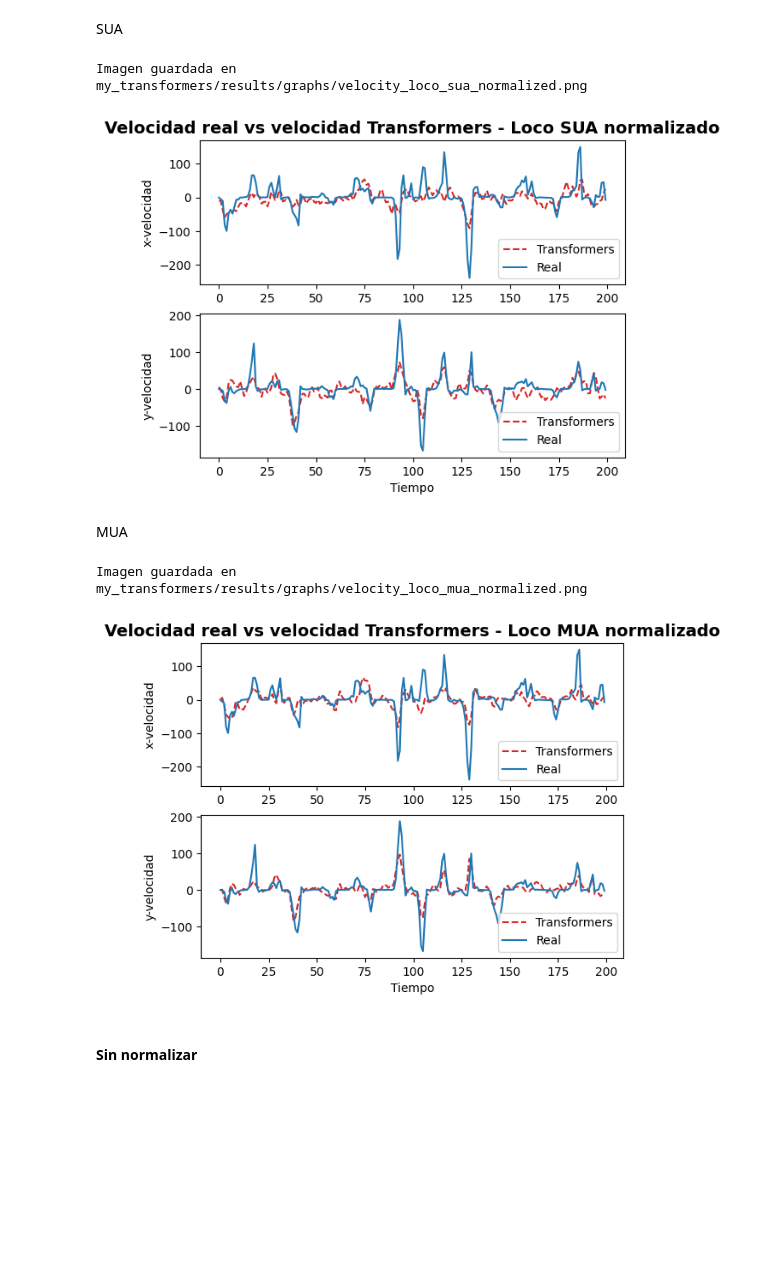
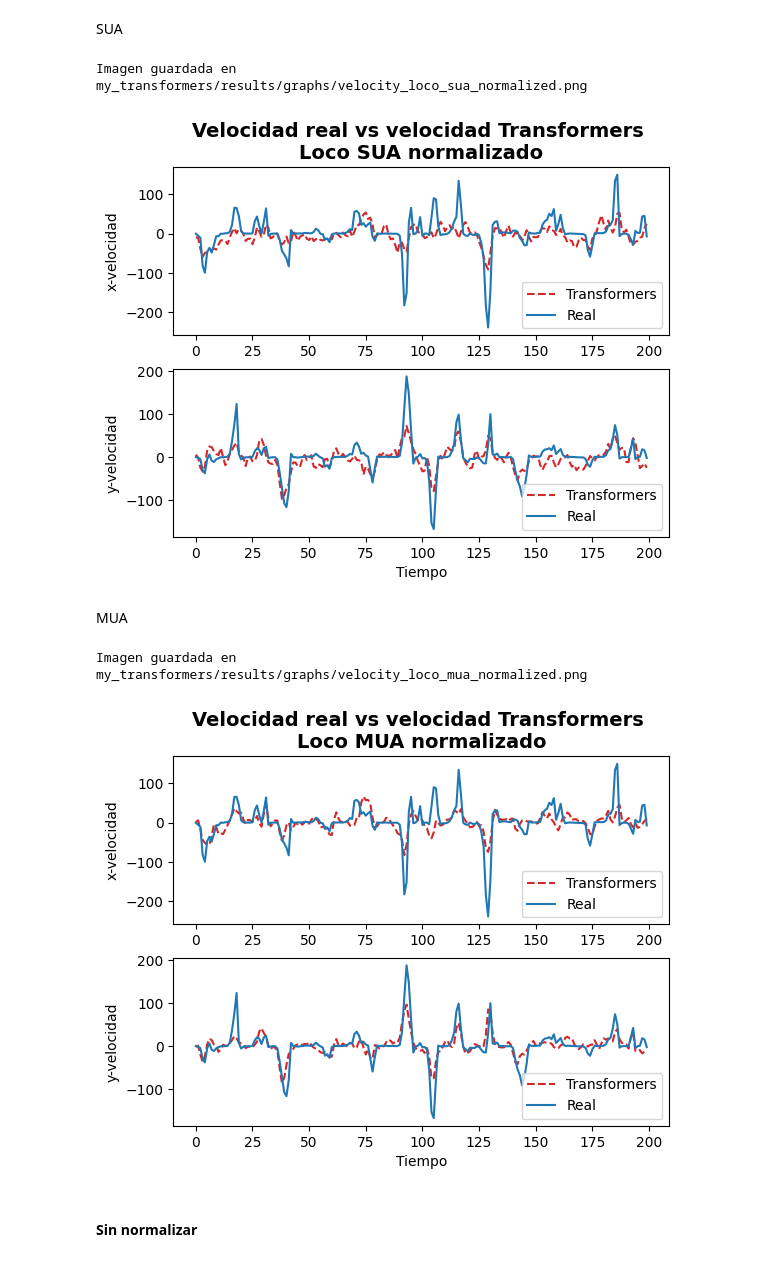
Before and after one commit to pmelof/tesis_transformers, a Jupyter notebook: order copy.ipynb, the cells around one changed output. Cells and saved outputs as stored; diff of their text form; code cells hidden in the pictures; blank space fills up the shorter version.

```diff
--- a/order copy.ipynb
+++ b/order copy.ipynb
@@ -1244,9 +1244,11 @@ def getVelocities(dir_results:str, file_results:str, method:str):
 # %%
 # Graficando resultado velocidades x e y, real vs predicción
 def graphVelocities(y_test, y_test_pred, title:str, x_label_1:str, y_label_1:str, x_label_2:str, y_label_2:str, method:str, output_filepath:str, init:int = 0, end:int = 200):
+    x = range(init, end)
+
     plt.subplot(2, 1, 1)
-    plt.plot(np.transpose(y_test_pred)[0][init:end], '--', color = 'tab:red', label = method)
-    plt.plot(np.transpose(y_test)[0][init:end], color = 'tab:blue', label = 'Real')
+    plt.plot(x, np.transpose(y_test_pred)[0][init:end], '--', color = 'tab:red', label = method)
+    plt.plot(x, np.transpose(y_test)[0][init:end], color = 'tab:blue', label = 'Real')
     plt.ylabel(y_label_1)
     plt.xlabel(x_label_1)
     plt.title(title, fontdict = {'fontsize':14, 'fontweight':'bold'})
@@ -1254,8 +1256,8 @@ def graphVelocities(y_test, y_test_pred, title:str, x_label_1:str, y_label_1:str
     plt.legend(loc = 'lower right')
 
     plt.subplot(2, 1, 2)
-    plt.plot(np.transpose(y_test_pred)[1][init:end], '--', color = 'tab:red', label = method)
-    plt.plot(np.transpose(y_test)[1][init:end], color = 'tab:blue', label = 'Real')
+    plt.plot(x, np.transpose(y_test_pred)[1][init:end], '--', color = 'tab:red', label = method)
+    plt.plot(x, np.transpose(y_test)[1][init:end], color = 'tab:blue', label = 'Real')
     plt.ylabel(y_label_2)
     plt.xlabel(x_label_2)
     # plt.legend(bbox_to_anchor=(1.22, -0.01), loc = 'lower right')
@@ -1614,19 +1616,19 @@ y_test, y_test_pred = getVelocities(dir_results=dir_results, file_results=file_r
 # %%
 # Grafico velocidades
 graphVelocities(y_test=y_test,
                 y_test_pred=y_test_pred,
-                title="Velocidad real vs velocidad Transformers - Loco SUA normalizado",
+                title="Velocidad real vs velocidad Transformers \nLoco SUA normalizado",
                 x_label_1="",
                 y_label_1="x-velocidad",
                 x_label_2="Tiempo",
                 y_label_2="y-velocidad",
                 method="Transformers",
                 output_filepath= "my_transformers/results/graphs/velocity_loco_sua_normalized.png",
                 init=0,
                 end=200)
 # %% [output]
 Imagen guardada en my_transformers/results/graphs/velocity_loco_sua_normalized.png
-[figure, old version]
+[figure, new version]
 # %% [markdown]
 MUA
 # %%
@@ -1639,7 +1641,7 @@ y_test, y_test_pred = getVelocities(dir_results=dir_results, file_results=file_r
 # Grafico velocidades
 graphVelocities(y_test=y_test,
                 y_test_pred=y_test_pred,
-                title="Velocidad real vs velocidad Transformers - Loco MUA normalizado",
+                title="Velocidad real vs velocidad Transformers \nLoco MUA normalizado",
                 x_label_1="",
                 y_label_1="x-velocidad",
                 x_label_2="Tiempo",
@@ -1650,7 +1652,7 @@ graphVelocities(y_test=y_test,
                 end=200)
 # %% [output]
 Imagen guardada en my_transformers/results/graphs/velocity_loco_mua_normalized.png
-[figure, old version]
+[figure, new version]
 # %% [markdown]
 #### Sin normalizar
 # %% [markdown]
```
Also changed, not shown: parts of 30 cells of this notebook.
